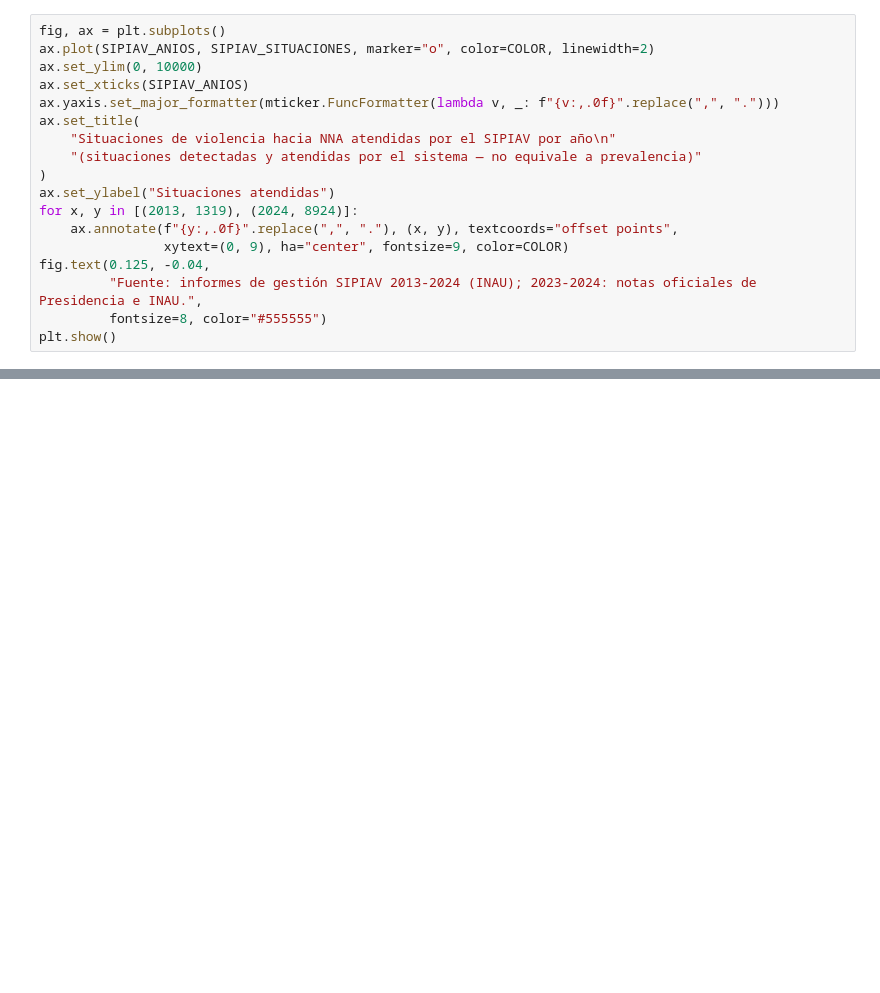
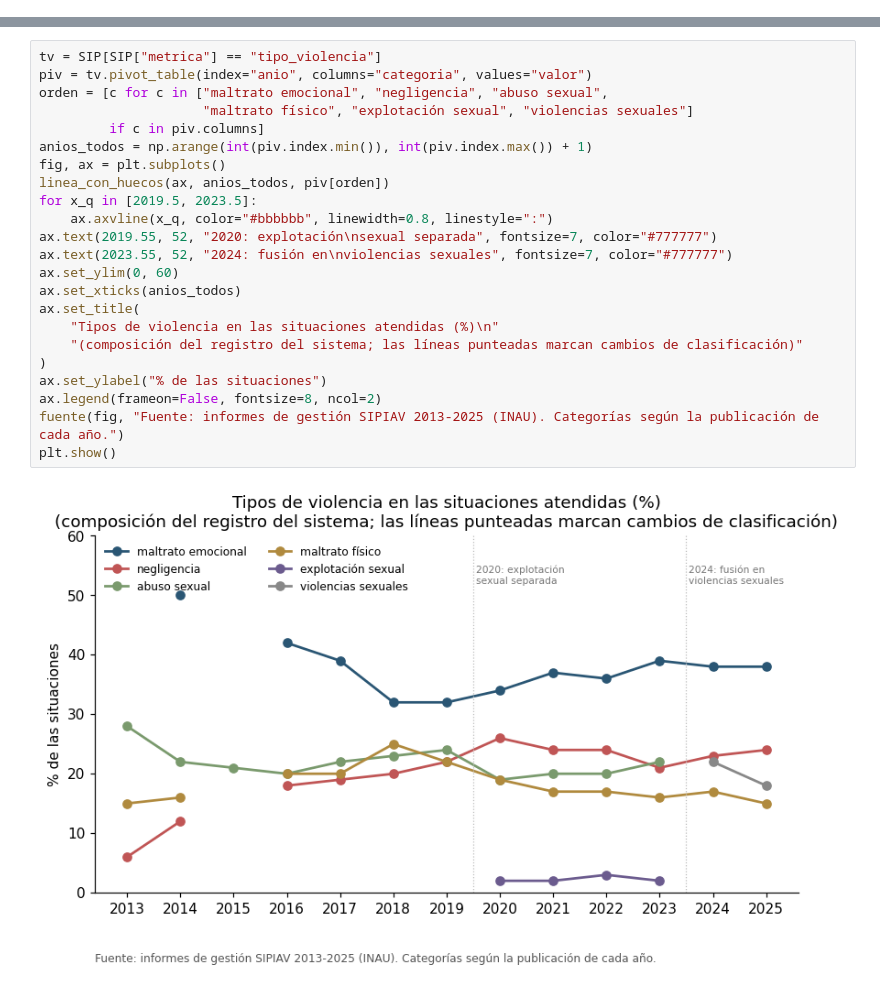
Before and after one commit to MCornesLucas/agente-politicas-sociales, a Jupyter notebook: notebooks/informe_piloto.ipynb, the cells around one changed output, grey strips where cells are left out. Saved outputs shown, nothing was run; the diff lists cells and outputs as text; blank space fills up the shorter version.

```diff
--- a/notebooks/informe_piloto.ipynb
+++ b/notebooks/informe_piloto.ipynb
@@ -101,18 +0,0 @@ cada año?
-# %%
-fig, ax = plt.subplots()
-ax.plot(SIPIAV_ANIOS, SIPIAV_SITUACIONES, marker="o", color=COLOR, linewidth=2)
-ax.set_ylim(0, 10000)
-ax.set_xticks(SIPIAV_ANIOS)
-ax.yaxis.set_major_formatter(mticker.FuncFormatter(lambda v, _: f"{v:,.0f}".replace(",", ".")))
-ax.set_title(
-    "Situaciones de violencia hacia NNA atendidas por el SIPIAV por año\n"
-    "(situaciones detectadas y atendidas por el sistema — no equivale a prevalencia)"
-)
-ax.set_ylabel("Situaciones atendidas")
-for x, y in [(2013, 1319), (2024, 8924)]:
-    ax.annotate(f"{y:,.0f}".replace(",", "."), (x, y), textcoords="offset points",
-                xytext=(0, 9), ha="center", fontsize=9, color=COLOR)
-fig.text(0.125, -0.04,
-         "Fuente: informes de gestión SIPIAV 2013-2024 (INAU); 2023-2024: notas oficiales de Presidencia e INAU.",
-         fontsize=8, color="#555555")
-plt.show()
@@ -424,0 +255,25 @@ en `docs/BIBLIOGRAFIA.md`.*
+# %%
+tv = SIP[SIP["metrica"] == "tipo_violencia"]
+piv = tv.pivot_table(index="anio", columns="categoria", values="valor")
+orden = [c for c in ["maltrato emocional", "negligencia", "abuso sexual",
+                     "maltrato físico", "explotación sexual", "violencias sexuales"]
+         if c in piv.columns]
+anios_todos = np.arange(int(piv.index.min()), int(piv.index.max()) + 1)
+fig, ax = plt.subplots()
+linea_con_huecos(ax, anios_todos, piv[orden])
+for x_q in [2019.5, 2023.5]:
+    ax.axvline(x_q, color="#bbbbbb", linewidth=0.8, linestyle=":")
+ax.text(2019.55, 52, "2020: explotación\nsexual separada", fontsize=7, color="#777777")
+ax.text(2023.55, 52, "2024: fusión en\nviolencias sexuales", fontsize=7, color="#777777")
+ax.set_ylim(0, 60)
+ax.set_xticks(anios_todos)
+ax.set_title(
+    "Tipos de violencia en las situaciones atendidas (%)\n"
+    "(composición del registro del sistema; las líneas punteadas marcan cambios de clasificación)"
+)
+ax.set_ylabel("% de las situaciones")
+ax.legend(frameon=False, fontsize=8, ncol=2)
+fuente(fig, "Fuente: informes de gestión SIPIAV 2013-2025 (INAU). Categorías según la publicación de cada año.")
+plt.show()
+# %% [output]
+[figure, added]
```
Also changed, not shown: parts of 154 cells of this notebook, 8 other files.
